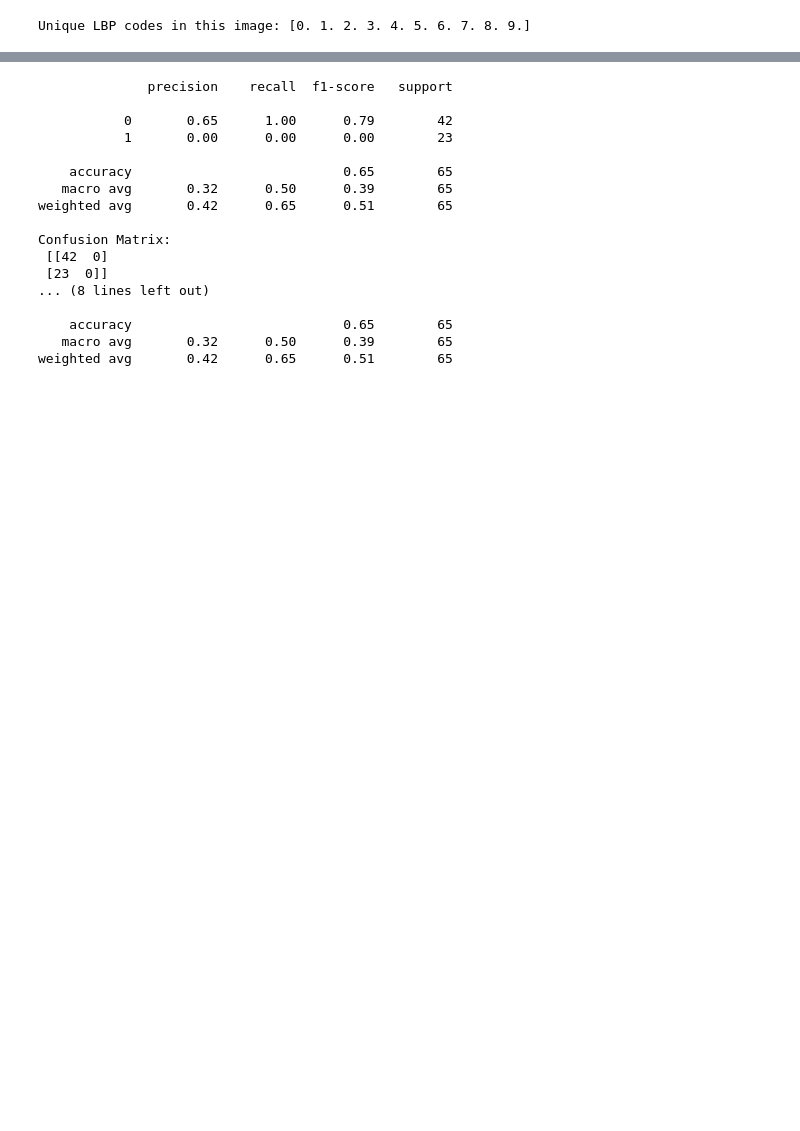
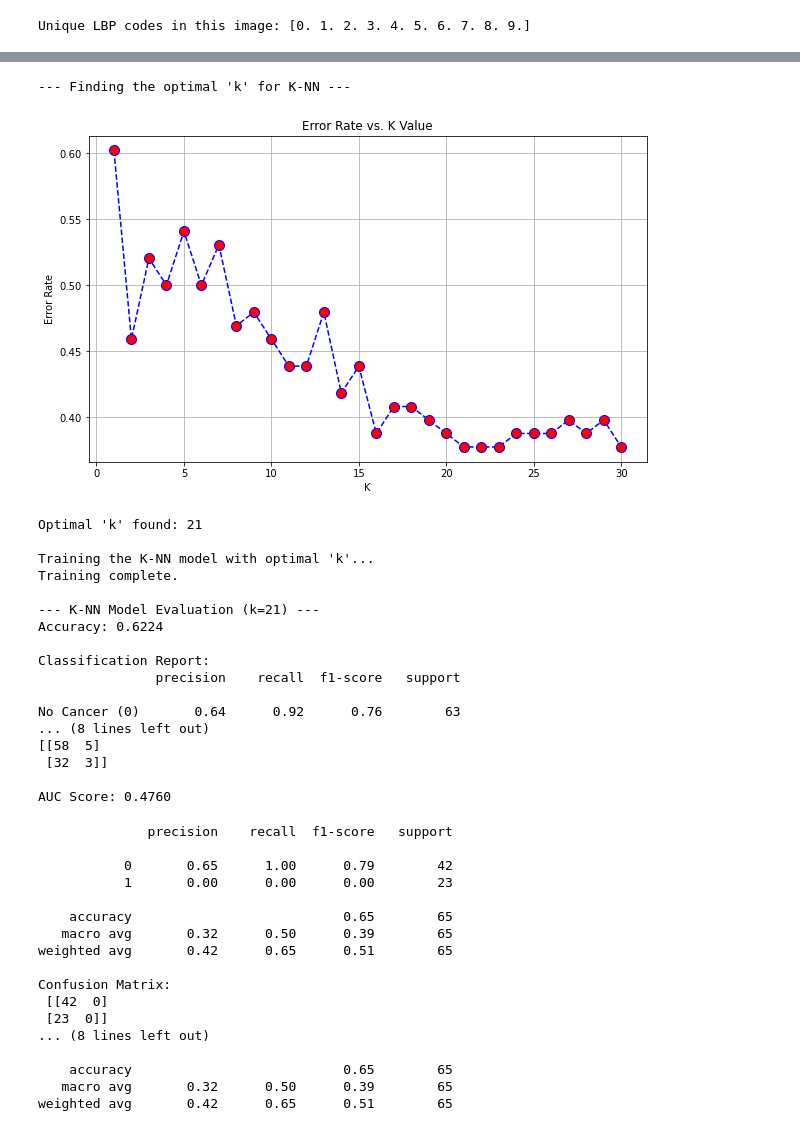
Before and after one commit to Ali-Alian/BCD, a Jupyter notebook: LBP.ipynb, the cells around one changed output, grey strips where cells are left out. Saved outputs shown, nothing was run; the diff lists cells and outputs as text; code cells hidden in the pictures; blank space fills up the shorter version.

```diff
--- a/LBP.ipynb
+++ b/LBP.ipynb
@@ -192,3 +381,82 @@ Confusion Matrix:
+# %%
+from sklearn.neighbors import KNeighborsClassifier
+
+# --- Find the Best 'k' ---
+print("\n--- Finding the optimal 'k' for K-NN ---")
+
+error_rate = []
+k_range = range(1, 31) # Test k from 1 to 30
+
+for i in k_range:
+    knn = KNeighborsClassifier(n_neighbors=i)
+    knn.fit(X_train_scaled, y_train)
+    pred_i = knn.predict(X_test_scaled)
+    # Calculate error rate and append to the list
+    error_rate.append(np.mean(pred_i != y_test))
+
+# Plot the error rate to find the 'elbow'
+plt.figure(figsize=(10, 6))
+plt.plot(k_range, error_rate, color='blue', linestyle='dashed', marker='o',
+         markerfacecolor='red', markersize=10)
+plt.title('Error Rate vs. K Value')
+plt.xlabel('K')
+plt.ylabel('Error Rate')
+plt.grid(True)
+plt.show()
+
+# Find the k with the minimum error
+best_k = k_range[np.argmin(error_rate)]
+print(f"Optimal 'k' found: {best_k}")
+
+
+# --- Create and Train the Final K-NN Model with the Best 'k' ---
+knn_model = KNeighborsClassifier(n_neighbors=best_k)
+
+print("\nTraining the K-NN model with optimal 'k'...")
+knn_model.fit(X_train_scaled, y_train)
+print("Training complete.")
+
+
+# --- Make Predictions ---
+y_pred_knn = knn_model.predict(X_test_scaled)
+
+# --- Evaluate the Model ---
+print(f"\n--- K-NN Model Evaluation (k={best_k}) ---")
+accuracy_knn = accuracy_score(y_test, y_pred_knn)
+print(f"Accuracy: {accuracy_knn:.4f}")
+
+# Print a detailed classification report
+print("\nClassification Report:")
+print(classification_report(y_test, y_pred_knn, target_names=['No Cancer (0)', 'Cancer (1)']))
+
+# Print the confusion matrix
+print("\nConfusion Matrix:")
+print(confusion_matrix(y_test, y_pred_knn))
+
+# Calculate and print the ROC AUC score
+y_prob_knn = knn_model.predict_proba(X_test_scaled)[:, 1] # Get probabilities
+auc_knn = roc_auc_score(y_test, y_prob_knn)
+print(f"\nAUC Score: {auc_knn:.4f}")
+# %% [output]
+--- Finding the optimal 'k' for K-NN ---
+[figure, added]
+Optimal 'k' found: 21
+
+Training the K-NN model with optimal 'k'...
+Training complete.
+
+--- K-NN Model Evaluation (k=21) ---
+Accuracy: 0.6224
+
+Classification Report:
+               precision    recall  f1-score   support
+
+No Cancer (0)       0.64      0.92      0.76        63
+... (8 lines left out)
+[[58  5]
+ [32  3]]
+
+AUC Score: 0.4760
 # %%
 from sklearn.model_selection import train_test_split, GridSearchCV
 from sklearn.preprocessing  import StandardScaler
```
Also changed, not shown: parts of 11 cells of this notebook.
